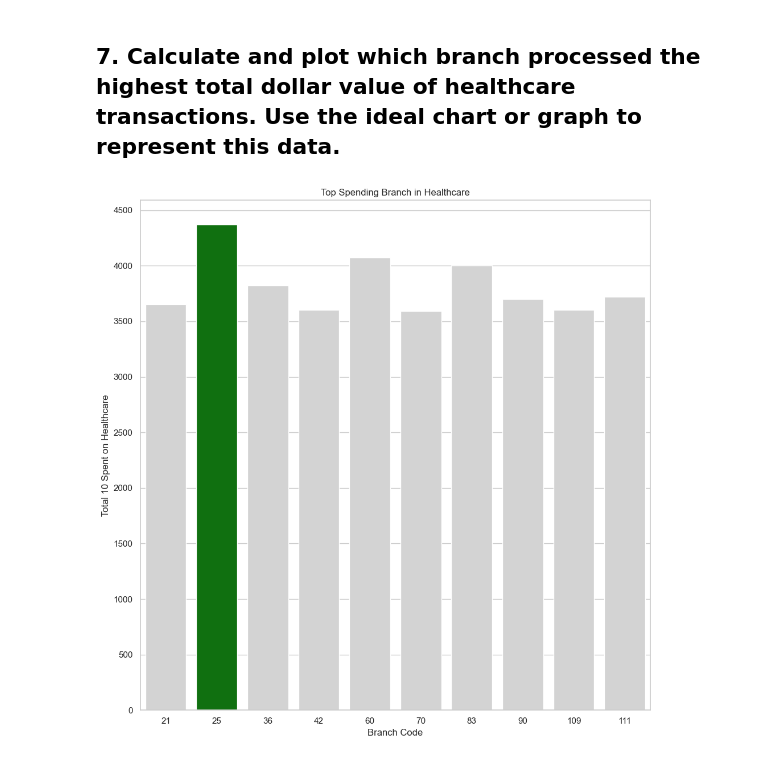
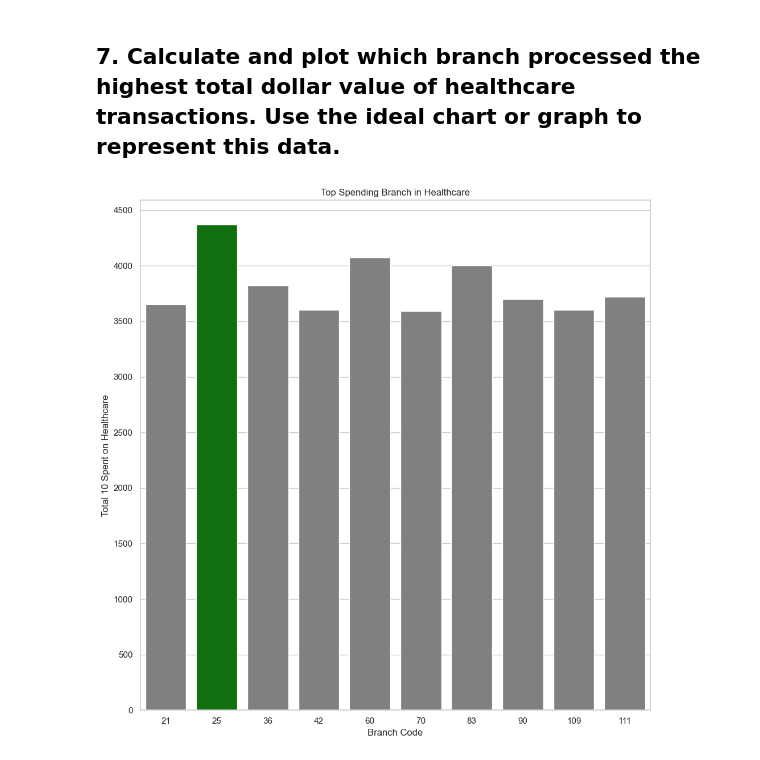
Before and after one commit to juanHunOfficial/data_capstone_proj, a Jupyter notebook: final_code/test_visuals.ipynb, the cells around one changed output. Drawn from its saved outputs; the diff is of its cells as text; code cells hidden in the pictures.

```diff
--- a/final_code/test_visuals.ipynb
+++ b/final_code/test_visuals.ipynb
@@ -253,32 +253,32 @@ def plot_healthcare_transactions(cursor: object) -> None:
 
     # Create a column that highlights the top spender
     df_sorted['highlight'] = df_sorted['Branch Code'] == top_spender['Branch Code']
 
     # Plot the horizontal bar chart
     plt.figure(figsize=(10, 10))
     sns.barplot(
         data=df_sorted,
         x="Branch Code",
         y="Total Spent on Healthcare",
         hue="highlight",  # Use hue to highlight the top spender
-        palette={True: "green", False: "lightgray"},  # Highlight the top spender in green
+        palette={True: "green", False: "gray"},  # Highlight the top spender in green
         dodge=False
     )
 
     # Title and labels
     plt.title("Top Spending Branch in Healthcare")
     plt.xlabel("Branch Code")
     plt.ylabel("Total 10 Spent on Healthcare")
     plt.yticks(range(0, 5000, 500))
     plt.tight_layout()
 
     # Remove the legend (since we already have color for top spender)
     plt.legend([], [], frameon=False)
 
     # Show the plot
     plt.show()
 
 
 plot_healthcare_transactions(cursor)
 # %% [output]
-[figure, old version]
+[figure, new version]
```
Also changed, not shown: parts of 5 cells of this notebook, 3 other files.
